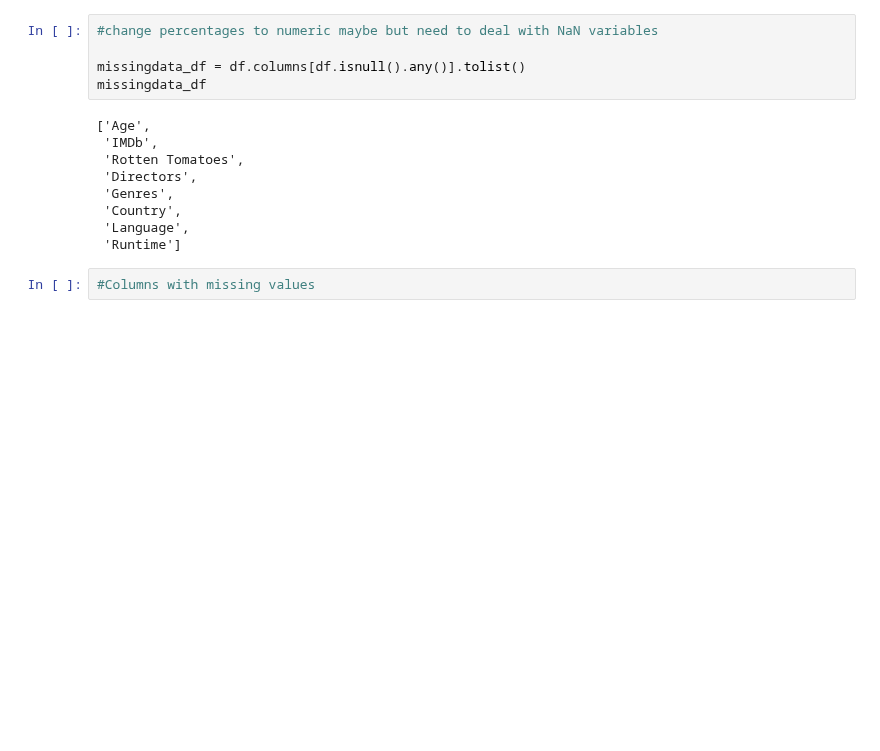
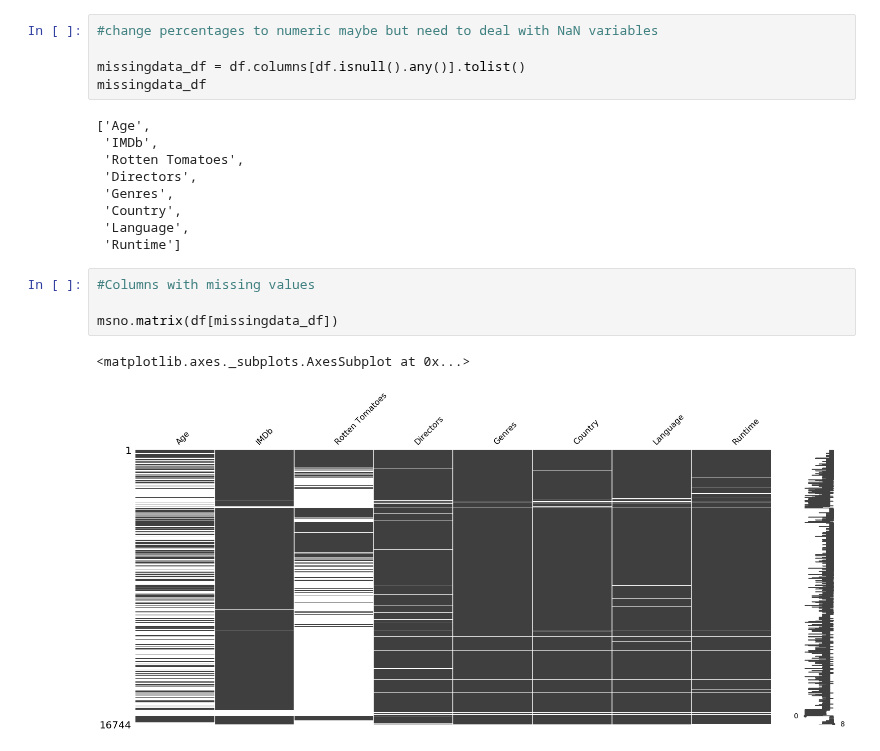
Before and after one commit to irwinmier96/Side_Projects, a Jupyter notebook: Movies on Netflix and Other Streaming Services/movie_ratings.ipynb, the cells around one changed output. Drawn from its saved outputs; the diff is of its cells as text; blank space fills up the shorter version.

```diff
--- a/Movies on Netflix and Other Streaming Services/movie_ratings.ipynb
+++ b/Movies on Netflix and Other Streaming Services/movie_ratings.ipynb
@@ -61,3 +61,8 @@ missingdata_df
  'Runtime']
 # %%
 #Columns with missing values
+
+msno.matrix(df[missingdata_df])
+# %% [output]
+<matplotlib.axes._subplots.AxesSubplot at 0x...>
+[figure, added]
```
Also changed, not shown: parts of 12 cells of this notebook, 1 other file.
